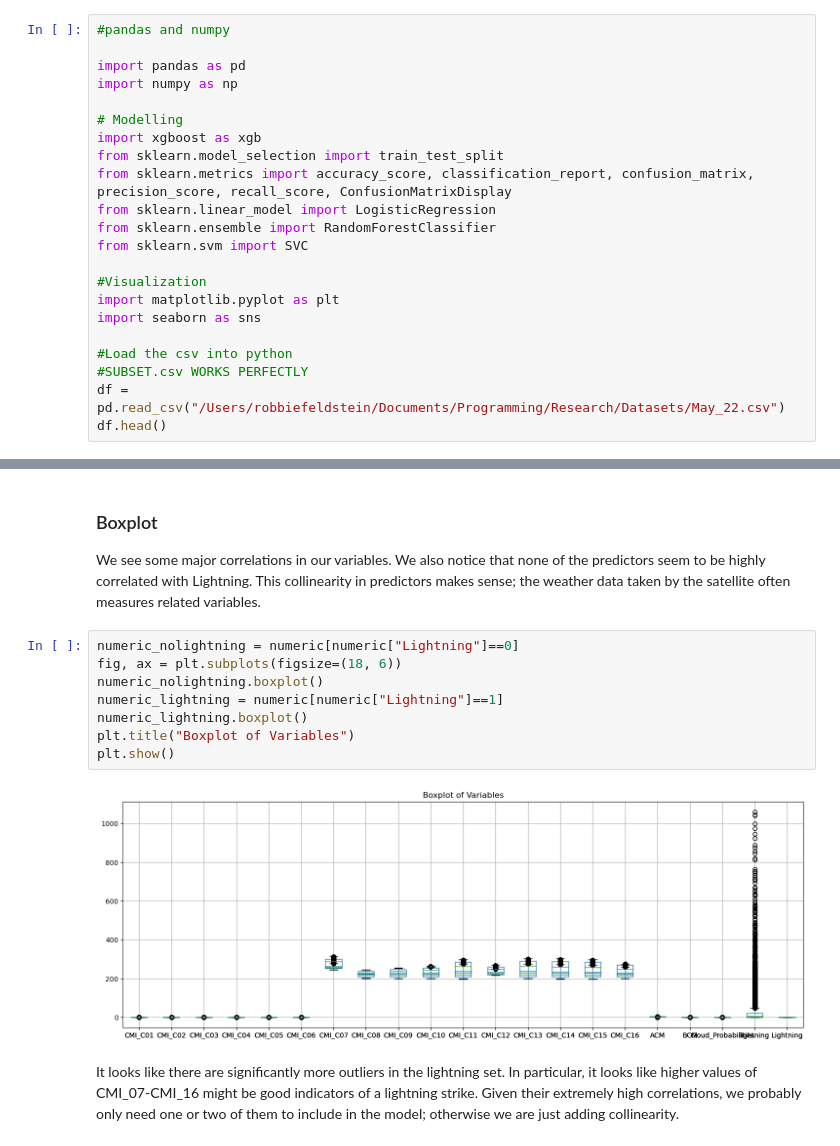
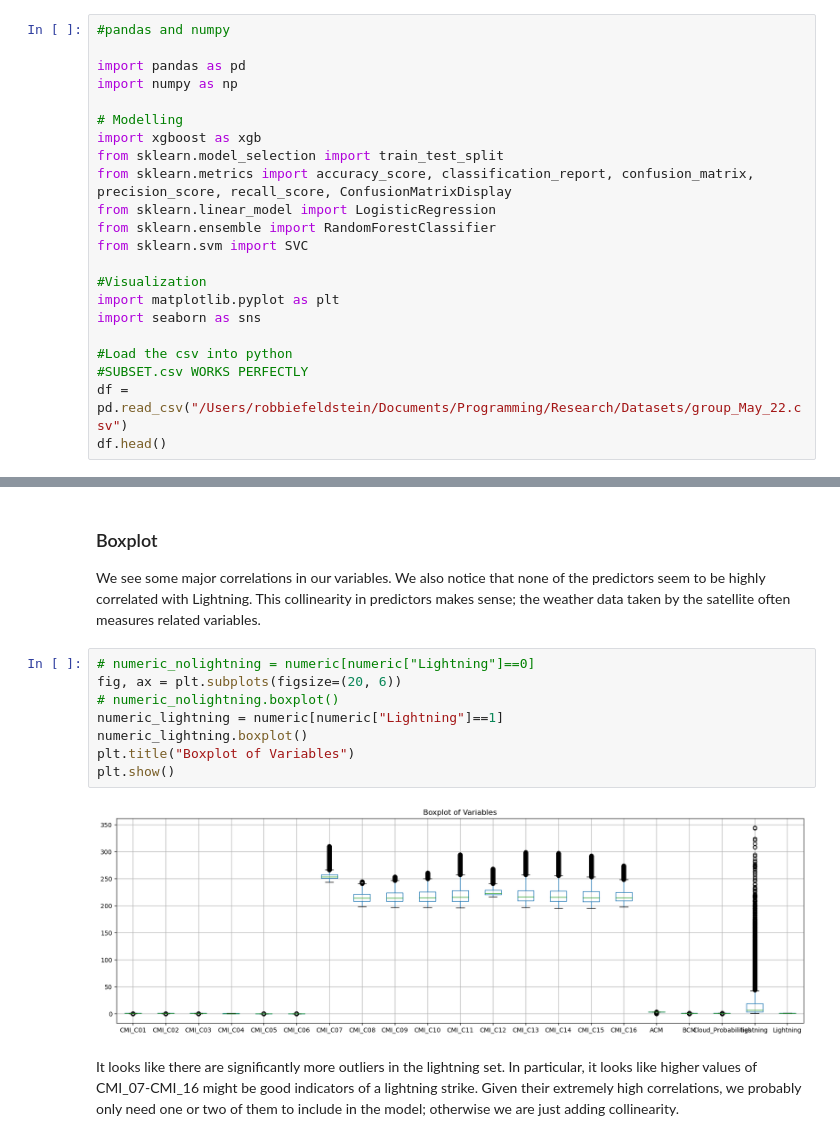
Before and after one commit to robertfeldstein/GitResearch, a Jupyter notebook: LightningEDA.ipynb, the cells around one changed output, grey strips where cells are left out. Drawn from its saved outputs; the diff is of its cells as text.

```diff
--- a/LightningEDA.ipynb
+++ b/LightningEDA.ipynb
@@ -27,7 +27,7 @@ import seaborn as sns
 
 #Load the csv into python
 #SUBSET.csv WORKS PERFECTLY
-df = pd.read_csv("/Users/robbiefeldstein/Documents/Programming/Research/Datasets/May_22.csv")
+df = pd.read_csv("/Users/robbiefeldstein/Documents/Programming/Research/Datasets/group_May_22.csv")
 df.head()
 # %% [output]
 |  | Unnamed: 0 | Coordinates | nearest_time | lightning | CMI_C01 | CMI_C02 | CMI_C03 | CMI_C04 | CMI_C05 | ... |
@@ -82,15 +82,15 @@ plt.show()
 
 We see some major correlations in our variables. We also notice that none of the predictors seem to be highly correlated with Lightning. This collinearity in predictors makes sense; the weather data taken by the satellite often measures related variables.
 # %%
-numeric_nolightning = numeric[numeric["Lightning"]==0]
-fig, ax = plt.subplots(figsize=(18, 6))
-numeric_nolightning.boxplot()
+# numeric_nolightning = numeric[numeric["Lightning"]==0]
+fig, ax = plt.subplots(figsize=(20, 6))
+# numeric_nolightning.boxplot()
 numeric_lightning = numeric[numeric["Lightning"]==1]
 numeric_lightning.boxplot()
 plt.title("Boxplot of Variables")
 plt.show()
 # %% [output]
-[figure, old version]
+[figure, new version]
 # %% [markdown]
 It looks like there are significantly more outliers in the lightning set. In particular, it looks like higher values of CMI_07-CMI_16 might be good indicators of a lightning strike. Given their extremely high correlations, we probably only need one or two of them to include in the model; otherwise we are just adding collinearity.
 # %% [markdown]
```
Also changed, not shown: parts of 11 cells of this notebook, 3 other files.
